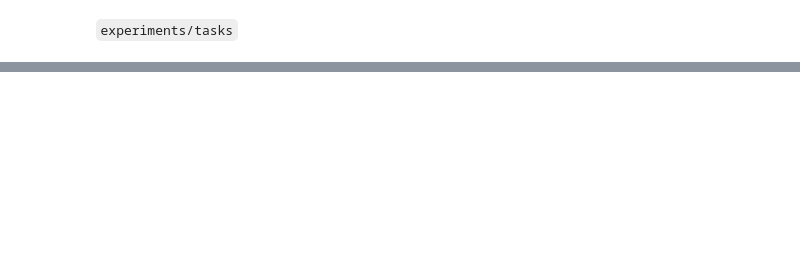
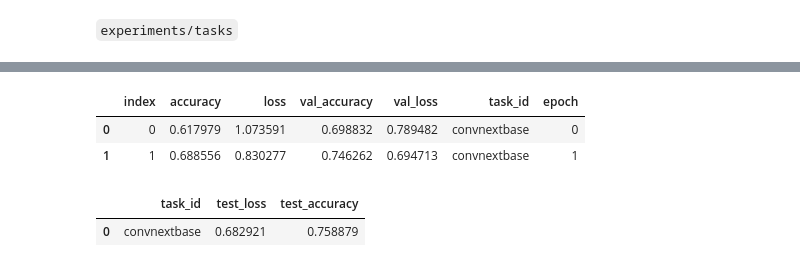
Before and after one commit to btsmith29/AMLS_II_assignment23_24, a Jupyter notebook: workings/assignment-workings.ipynb, the cells around one changed output, grey strips where cells are left out. Saved outputs shown, nothing was run; the diff lists cells and outputs as text; code cells hidden in the pictures; blank space fills up the shorter version.

```diff
--- a/workings/assignment-workings.ipynb
+++ b/workings/assignment-workings.ipynb
@@ -451,0 +642,11 @@ df_test_results.head()
+# %%
+df_train
+# %% [output]
+|  | index | accuracy | loss | val_accuracy | val_loss | task_id | epoch |
+| 0 | 0 | 0.617979 | 1.073591 | 0.698832 | 0.789482 | convnextbase | 0 |
+| 1 | 1 | 0.688556 | 0.830277 | 0.746262 | 0.694713 | convnextbase | 1 |
+# %%
+df_test
+# %% [output]
+|  | task_id | test_loss | test_accuracy |
+| 0 | convnextbase | 0.682921 | 0.758879 |
```
Also changed, not shown: parts of 31 cells of this notebook.
